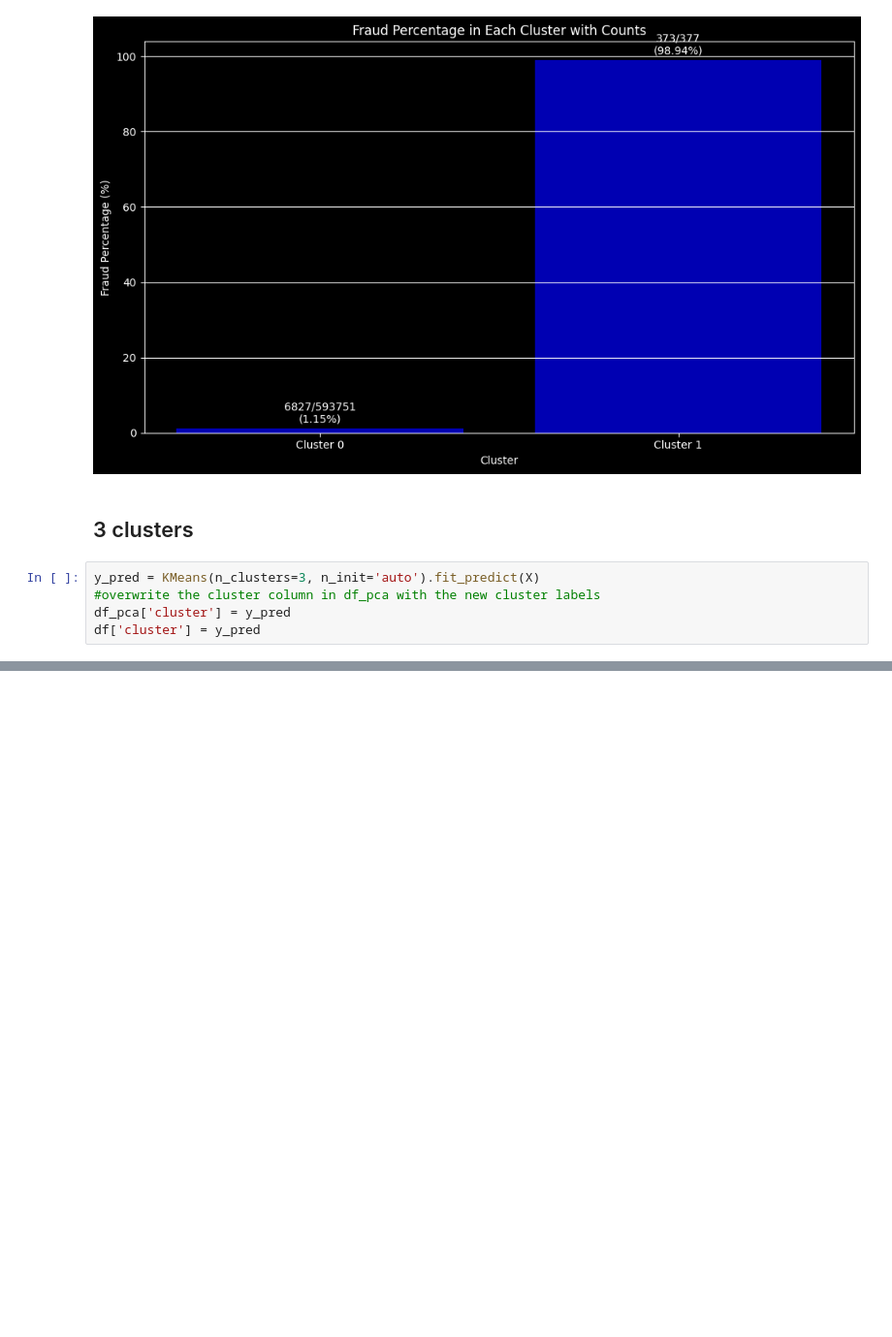
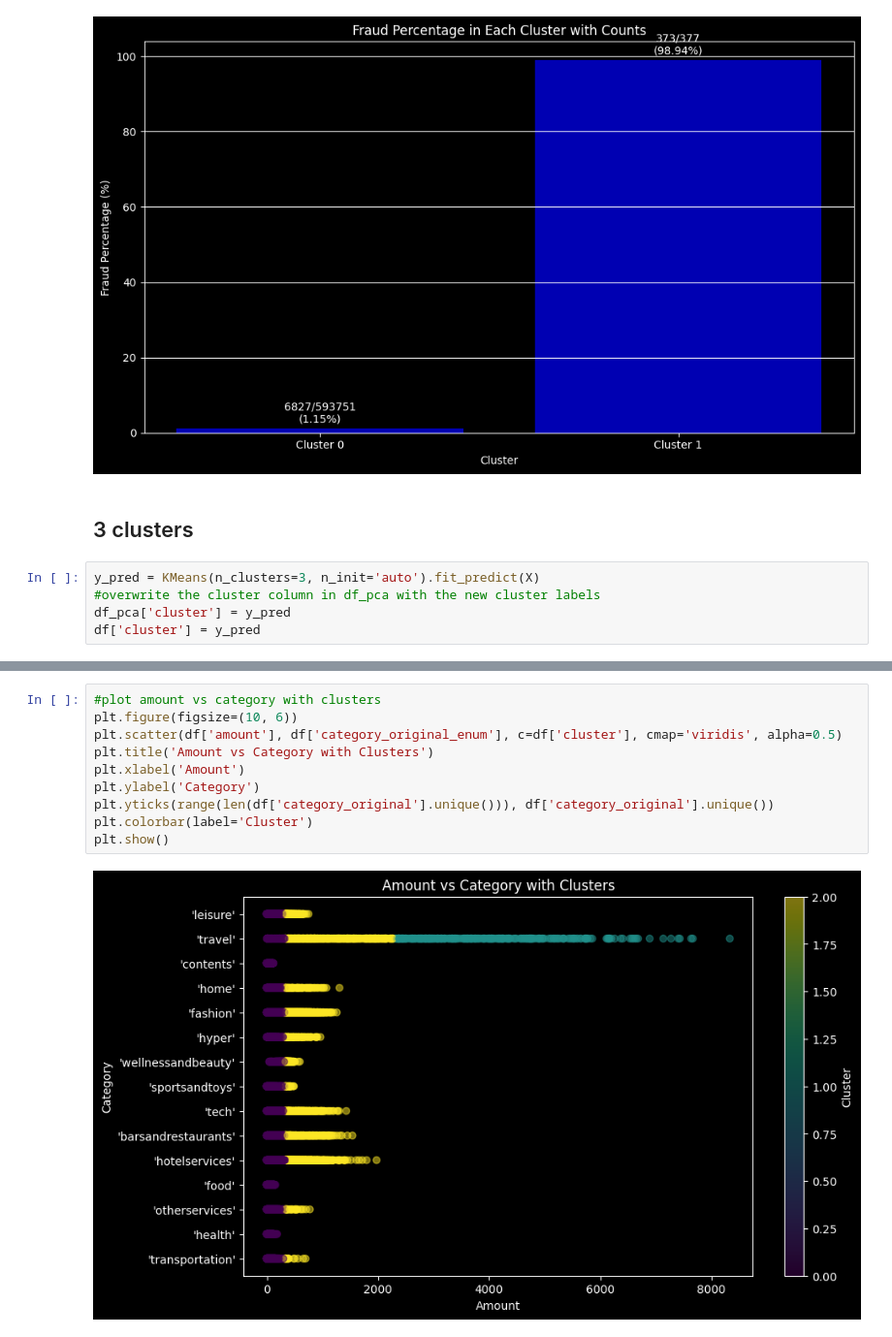
Before and after one commit to koutsompinask/MSC, a Jupyter notebook: semester B/Python/assignment/clustering.ipynb, the cells around one changed output, grey strips where cells are left out. Shown at 97% size. Drawn from its saved outputs; the diff is of its cells as text; blank space fills up the shorter version.

```diff
--- a/semester B/Python/assignment/clustering.ipynb
+++ b/semester B/Python/assignment/clustering.ipynb
@@ -421,0 +446,12 @@ plot_results(df_pca)
+# %%
+#plot amount vs category with clusters
+plt.figure(figsize=(10, 6))
+plt.scatter(df['amount'], df['category_original_enum'], c=df['cluster'], cmap='viridis', alpha=0.5)
+plt.title('Amount vs Category with Clusters')
+plt.xlabel('Amount')
+plt.ylabel('Category')
+plt.yticks(range(len(df['category_original'].unique())), df['category_original'].unique())
+plt.colorbar(label='Cluster')
+plt.show()
+# %% [output]
+[figure, added]
```
Also changed, not shown: parts of 11 cells of this notebook.
